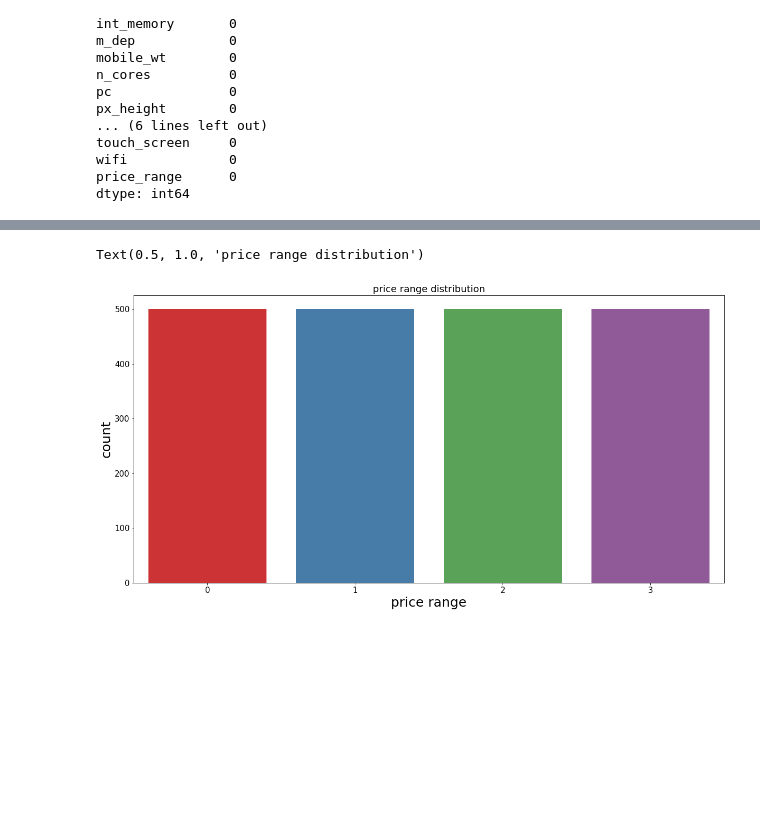
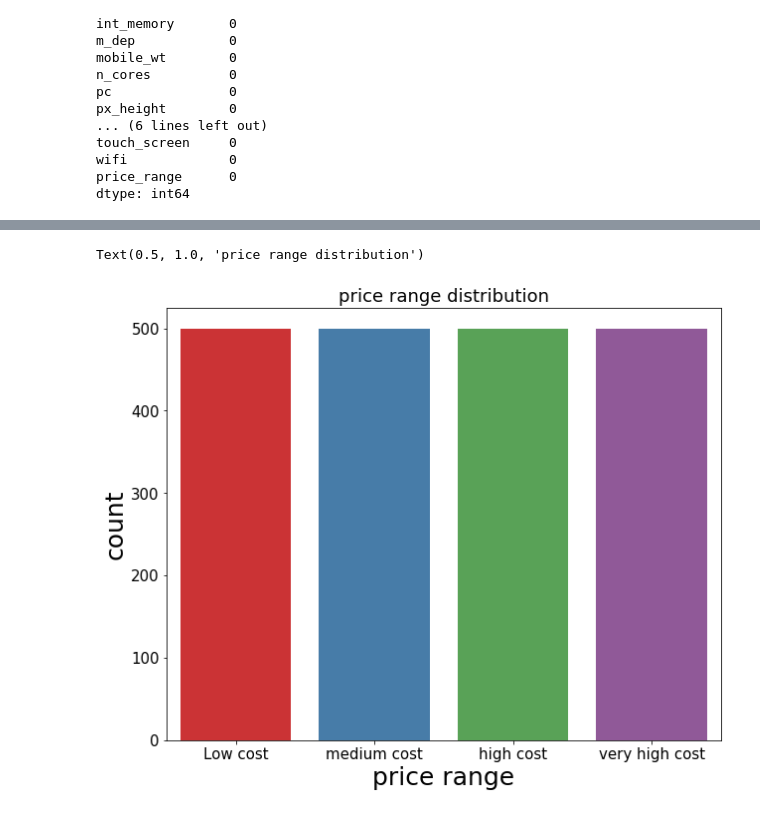
Before and after one commit to iamnaveenk/capstone_project-3-classification-, a Jupyter notebook: mobile_price_range_prediction.ipynb, the cells around one changed output, grey strips where cells are left out. Drawn from its saved outputs; the diff is of its cells as text; code cells hidden in the pictures; blank space fills up the shorter version.

```diff
--- a/mobile_price_range_prediction.ipynb
+++ b/mobile_price_range_prediction.ipynb
@@ -115,12 +219,12 @@ dtype: int64
 # %%
-plt.figure(figsize=(20,10))
+plt.figure(figsize=(10,8))
 plt.rcParams['font.size'] = '15'
-sns.countplot(x="price_range",
-
-           data=df,palette='Set1')
+#sns.countplot(x="price_range",data=df,palette='hls',hue='price_range')
+sns.countplot(x="price_range",data=df,palette='Set1')
+plt.xticks(ticks=[0,1,2,3],labels=['Low cost','medium cost','high cost','very high cost'])
 plt.xlabel('price range', size=25)
 plt.ylabel('count', size=25)
 plt.title('price range distribution')
 # %% [output]
 Text(0.5, 1.0, 'price range distribution')
-[figure, old version]
+[figure, new version]
```
Also changed, not shown: parts of 16 cells of this notebook.
